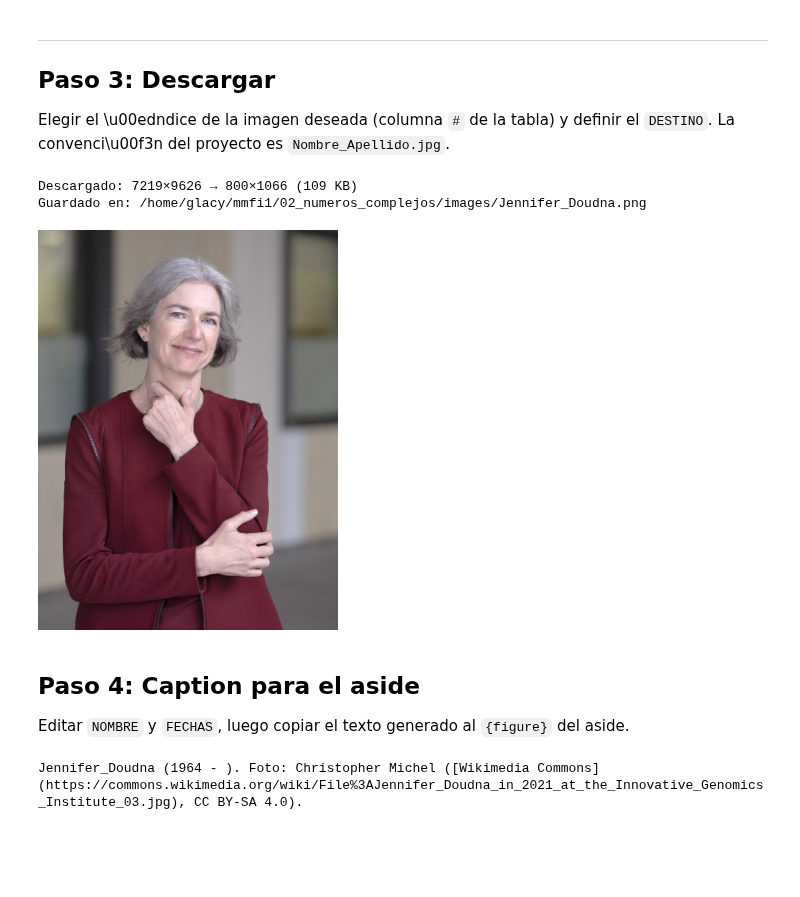
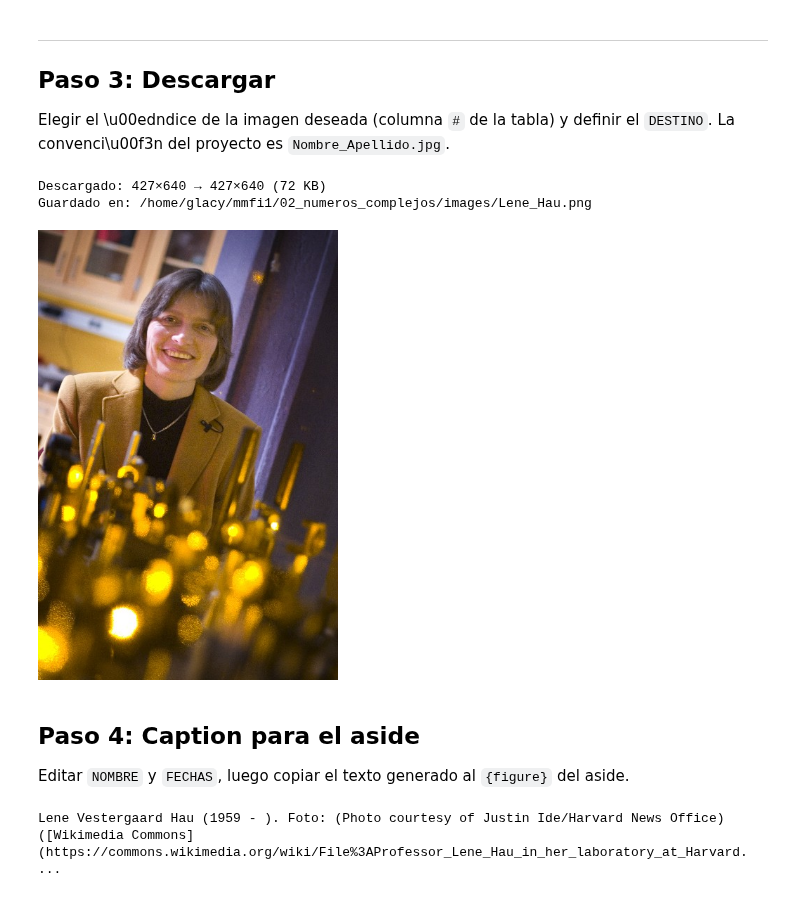
Before and after one commit to glacy/MMFI1, a Jupyter notebook: scripts/buscar_imagenes.ipynb, the cells around one changed output. Saved outputs shown, nothing was run; the diff lists cells and outputs as text; code cells hidden in the pictures; blank space fills up the shorter version.

```diff
--- a/scripts/buscar_imagenes.ipynb
+++ b/scripts/buscar_imagenes.ipynb
@@ -106,7 +106,7 @@ Listo.
 
 Editar `BUSQUEDA` con el nombre de la persona y ejecutar.
 # %%
-BUSQUEDA = 'Jennifer Doudna'
+BUSQUEDA = 'Lene Vestergaard Hau'
 
 candidatos = buscar_imagenes(BUSQUEDA)
 print(f'{len(candidatos)} resultados para "{BUSQUEDA}"\n')
@@ -162,23 +162,23 @@ mostrar_thumbnails(candidatos, solo_ok=False)
 Elegir el \u00edndice de la imagen deseada (columna `#` de la tabla) y definir el `DESTINO`.
 La convenci\u00f3n del proyecto es `Nombre_Apellido.jpg`.
 # %%
-INDICE  = 2  # cambiar seg\u00fan la tabla/thumbnails
-DESTINO = os.path.join(RAIZ, '02_numeros_complejos/images/Jennifer_Doudna.png')
+INDICE  = 17  # cambiar seg\u00fan la tabla/thumbnails
+DESTINO = os.path.join(RAIZ, '02_numeros_complejos/images/Lene_Hau.png')
 
 info = descargar(candidatos, INDICE, DESTINO, max_ancho=800)
 # %% [output]
-Descargado: 7219×9626 → 800×1066 (109 KB)
-Guardado en: /home/glacy/mmfi1/02_numeros_complejos/images/Jennifer_Doudna.png
+Descargado: 427×640 → 427×640 (72 KB)
+Guardado en: /home/glacy/mmfi1/02_numeros_complejos/images/Lene_Hau.png
-[figure, old version]
+[figure, new version]
 # %% [markdown]
 ## Paso 4: Caption para el aside
 
 Editar `NOMBRE` y `FECHAS`, luego copiar el texto generado al `{figure}` del aside.
 # %%
-NOMBRE  = 'Jennifer_Doudna'
-FECHAS  = '1964 - '
+NOMBRE  = 'Lene Vestergaard Hau'
+FECHAS  = '1959 - '
 
 caption = generar_caption(info, NOMBRE, FECHAS)
 print(caption)
 # %% [output]
-Jennifer_Doudna (1964 - ). Foto: Christopher Michel ([Wikimedia Commons](https://commons.wikimedia.org/wiki/File%3AJennifer_Doudna_in_2021_at_the_Innovative_Genomics_Institute_03.jpg), CC BY-SA 4.0).
+Lene Vestergaard Hau (1959 - ). Foto: (Photo courtesy of Justin Ide/Harvard News Office) ([Wikimedia Commons](https://commons.wikimedia.org/wiki/File%3AProfessor_Lene_Hau_in_her_laboratory_at_Harvard. ...
```
Also changed, not shown: parts of 2 cells of this notebook, 11 other files.
